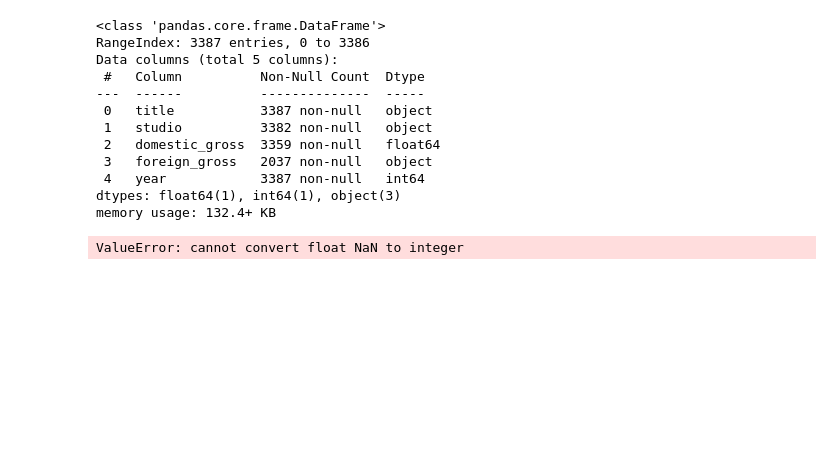
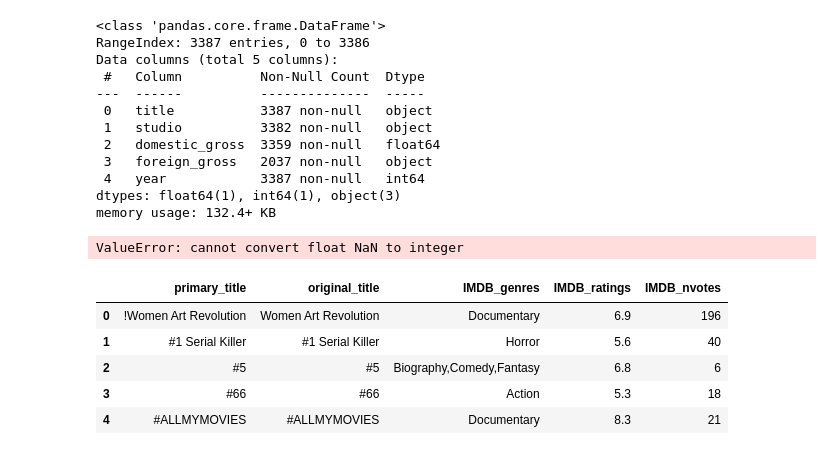
Before and after one commit to learn-co-curriculum/dsc-phase-1-project-v2-4, a Jupyter notebook: Understanding movie data.ipynb, the cells around one changed output. Drawn from its saved outputs; the diff is of its cells as text; code cells hidden in the pictures; blank space fills up the shorter version.

```diff
--- a/Understanding movie data.ipynb
+++ b/Understanding movie data.ipynb
@@ -244,3 +259,23 @@ df_bom['foreign_gross'] = df_bom['foreign_gross'].str.replace(',', '').astype(in
 ValueError: cannot convert float NaN to integer
 # %%
 df_bom['foreign_gross'].apply(lambda x: x.str.replace(',',''))
+# %%
+# IMDB select columns from movie_basics
+# primary_name,original_title,genres,averagerating,numvotes
+# order by primary_title
+
+df_IMDB = pd.read_sql("""
+SELECT b.primary_title,b.original_title,b.genres AS IMDB_genres,r.averagerating AS IMDB_ratings,r.numvotes AS IMDB_nvotes
+FROM movie_ratings AS r
+LEFT JOIN movie_basics AS b
+ON r.movie_id = b.movie_id
+ORDER BY b.primary_title
+""",con)
+df_IMDB.head()
+# %% [output]
+|  | primary_title | original_title | IMDB_genres | IMDB_ratings | IMDB_nvotes |
+| 0 | !Women Art Revolution | Women Art Revolution | Documentary | 6.9 | 196 |
+| 1 | #1 Serial Killer | #1 Serial Killer | Horror | 5.6 | 40 |
+| 2 | #5 | #5 | Biography,Comedy,Fantasy | 6.8 | 6 |
+| 3 | #66 | #66 | Action | 5.3 | 18 |
+| 4 | #ALLMYMOVIES | #ALLMYMOVIES | Documentary | 8.3 | 21 |
```
Also changed, not shown: parts of 6 cells of this notebook.
